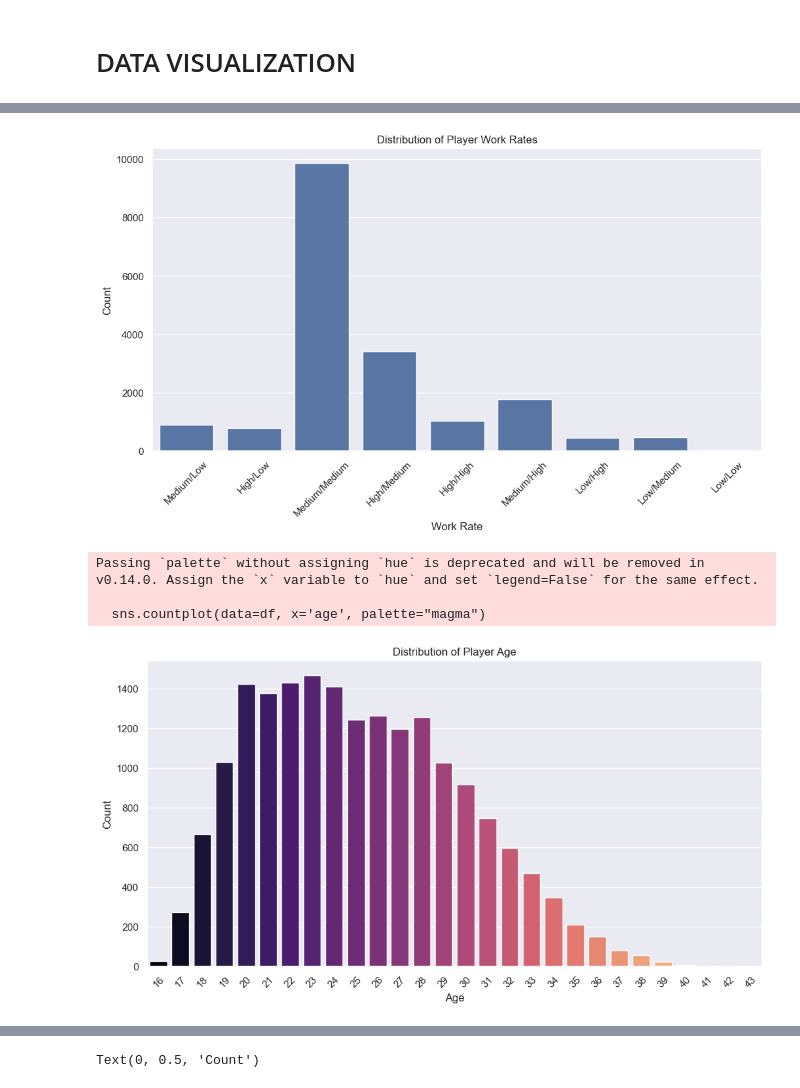
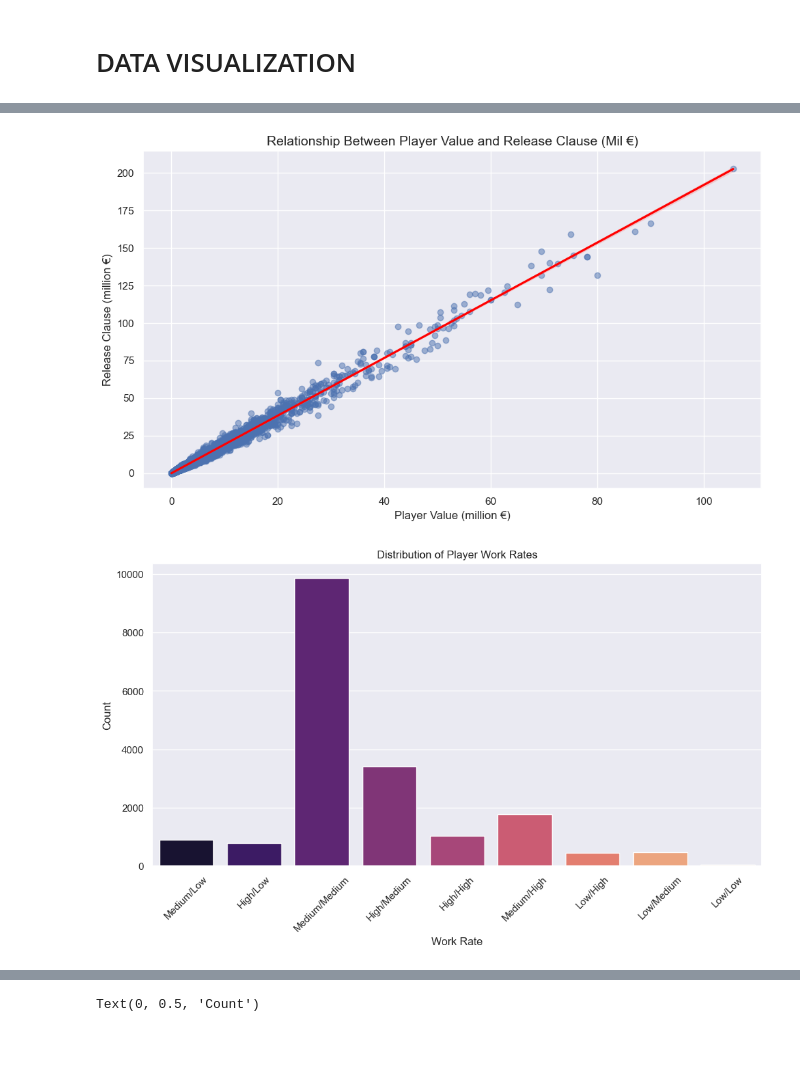
Before and after one commit to CDCSteki/data-science-internship, a Jupyter notebook: notebooks/week1_data_exploration.ipynb, the cells around one changed output, grey strips where cells are left out. Drawn from its saved outputs; the diff is of its cells as text; code cells hidden in the pictures; blank space fills up the shorter version.

```diff
--- a/notebooks/week1_data_exploration.ipynb
+++ b/notebooks/week1_data_exploration.ipynb
@@ -284,25 +288,29 @@ plt.show()
+# %%
+plt.figure(figsize=(10, 6))
+sns.regplot(
+    data=df,
+    x='value_eur_m',
+    y='release_clause_eur_m',
+    scatter_kws={'alpha':0.5},
+    line_kws={'color': 'red'}
+)
+plt.title('Relationship Between Player Value and Release Clause (Mil €)', fontsize=14)
+plt.xlabel('Player Value (million €)', fontsize=12)
+plt.ylabel('Release Clause (million €)', fontsize=12)
+plt.grid(True)
+plt.tight_layout()
+plt.show()
+# %% [output]
+[figure, added]
 # %%
 plt.figure(figsize=(12, 6))
-sns.countplot(data=df, x='work_rate')
+sns.countplot(data=df, x='work_rate', palette="magma", legend=False, hue='work_rate')
 plt.title('Distribution of Player Work Rates')
 plt.xlabel('Work Rate')
 plt.ylabel('Count')
 plt.xticks(rotation=45)
 plt.show()
 # %% [output]
-[figure, old version]
+[figure, new version]
-# %%
-plt.figure(figsize=(12, 6))
-sns.countplot(data=df, x='age', palette="magma")
-plt.title('Distribution of Player Age')
-plt.xlabel('Age')
-plt.ylabel('Count')
-plt.xticks(rotation=45)
-plt.show()
-# %% [output]
-Passing `palette` without assigning `hue` is deprecated and will be removed in v0.14.0. Assign the `x` variable to `hue` and set `legend=False` for the same effect.
-
-  sns.countplot(data=df, x='age', palette="magma")
-[figure, old version]
 # %%
 plt.figure(figsize=(12, 6))
```
Also changed, not shown: parts of 17 cells of this notebook, 1 other file.
